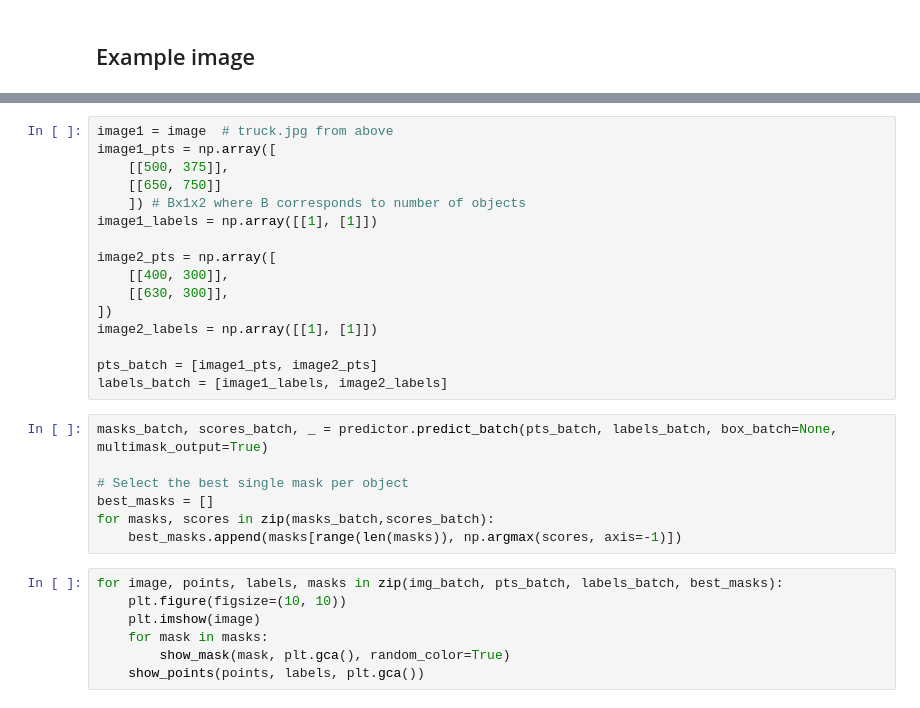
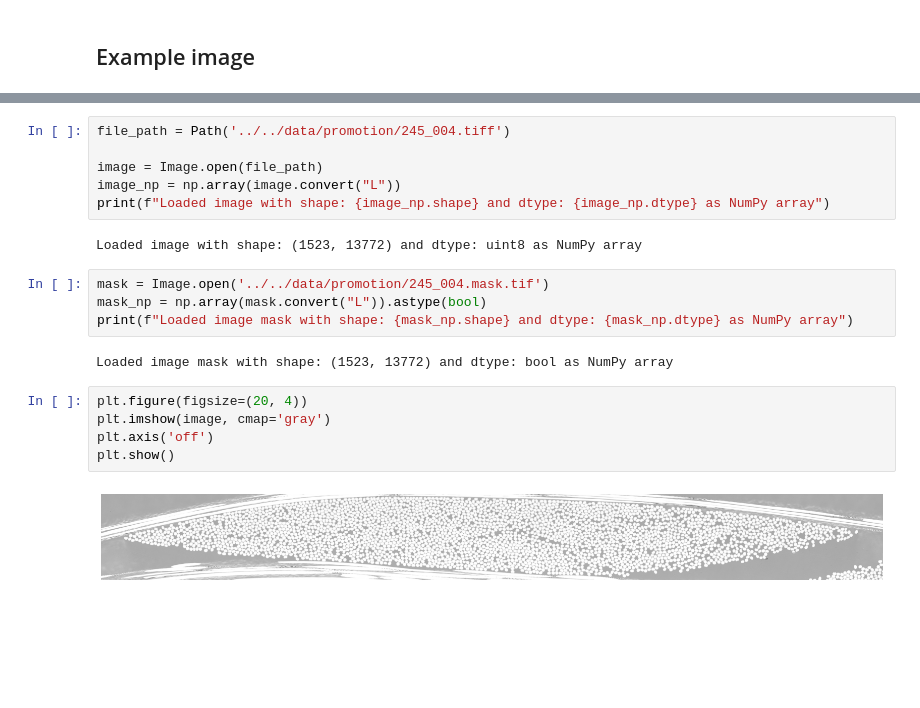
Before and after one commit to choROPeNt/segment-anything-2, a Jupyter notebook: notebooks/promotion/simple_analysis.ipynb, the cells around one changed output, grey strips where cells are left out. Cells and saved outputs as stored; diff of their text form; blank space fills up the shorter version.

```diff
--- a/notebooks/promotion/simple_analysis.ipynb
+++ b/notebooks/promotion/simple_analysis.ipynb
@@ -627,30 +102,21 @@ Similarly, we can have a batch of point prompts defined over a batch of images
-# %%
-image1 = image  # truck.jpg from above
-image1_pts = np.array([
-    [[500, 375]],
-    [[650, 750]]
-    ]) # Bx1x2 where B corresponds to number of objects
-image1_labels = np.array([[1], [1]])
-
-image2_pts = np.array([
-    [[400, 300]],
-    [[630, 300]],
-])
-image2_labels = np.array([[1], [1]])
-
-pts_batch = [image1_pts, image2_pts]
-labels_batch = [image1_labels, image2_labels]
-# %%
-masks_batch, scores_batch, _ = predictor.predict_batch(pts_batch, labels_batch, box_batch=None, multimask_output=True)
-
-# Select the best single mask per object
-best_masks = []
-for masks, scores in zip(masks_batch,scores_batch):
-    best_masks.append(masks[range(len(masks)), np.argmax(scores, axis=-1)])
-# %%
-for image, points, labels, masks in zip(img_batch, pts_batch, labels_batch, best_masks):
-    plt.figure(figsize=(10, 10))
-    plt.imshow(image)
-    for mask in masks:
-        show_mask(mask, plt.gca(), random_color=True)
-    show_points(points, labels, plt.gca())
+# %%
+file_path = Path('../../data/promotion/245_004.tiff')
+
+image = Image.open(file_path)
+image_np = np.array(image.convert("L"))
+print(f"Loaded image with shape: {image_np.shape} and dtype: {image_np.dtype} as NumPy array")
+# %% [output]
+Loaded image with shape: (1523, 13772) and dtype: uint8 as NumPy array
+# %%
+mask = Image.open('../../data/promotion/245_004.mask.tif')
+mask_np = np.array(mask.convert("L")).astype(bool)
+print(f"Loaded image mask with shape: {mask_np.shape} and dtype: {mask_np.dtype} as NumPy array")
+# %% [output]
+Loaded image mask with shape: (1523, 13772) and dtype: bool as NumPy array
+# %%
+plt.figure(figsize=(20, 4))
+plt.imshow(image, cmap='gray')
+plt.axis('off')
+plt.show()
+# %% [output]
+[figure, added]
```
Also changed, not shown: parts of 72 cells of this notebook, 5 other files.
